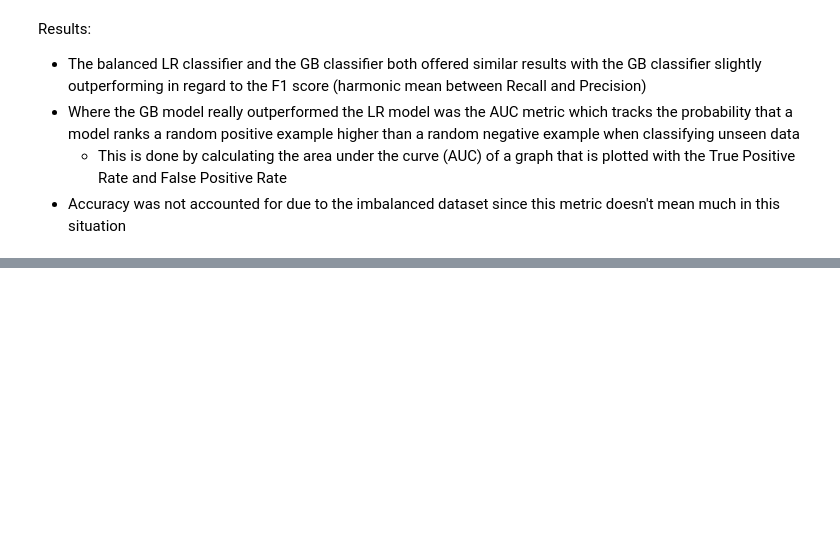
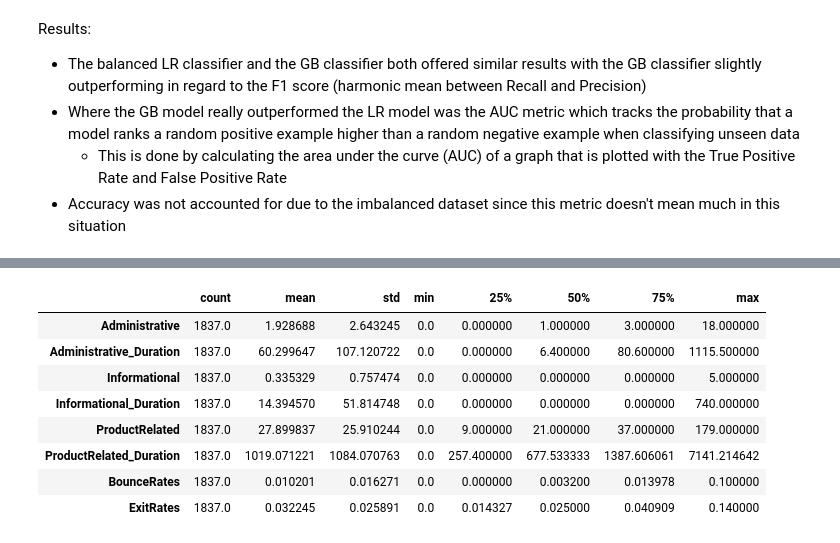
Before and after one commit to mcastelli5/FourthBrainMC, a Jupyter notebook: assignments/midterm/midterm.ipynb, the cells around one changed output, grey strips where cells are left out. Saved outputs shown, nothing was run; the diff lists cells and outputs as text; code cells hidden in the pictures; blank space fills up the shorter version.

```diff
--- a/assignments/midterm/midterm.ipynb
+++ b/assignments/midterm/midterm.ipynb
@@ -385,0 +477,12 @@ Results:
+# %%
+display(cluster1.iloc[:, :-11].describe().transpose())
+# %% [output]
+|  | count | mean | std | min | 25% | 50% | 75% | max |
+| Administrative | 1837.0 | 1.928688 | 2.643245 | 0.0 | 0.000000 | 1.000000 | 3.000000 | 18.000000 |
+| Administrative_Duration | 1837.0 | 60.299647 | 107.120722 | 0.0 | 0.000000 | 6.400000 | 80.600000 | 1115.500000 |
+| Informational | 1837.0 | 0.335329 | 0.757474 | 0.0 | 0.000000 | 0.000000 | 0.000000 | 5.000000 |
+| Informational_Duration | 1837.0 | 14.394570 | 51.814748 | 0.0 | 0.000000 | 0.000000 | 0.000000 | 740.000000 |
+| ProductRelated | 1837.0 | 27.899837 | 25.910244 | 0.0 | 9.000000 | 21.000000 | 37.000000 | 179.000000 |
+| ProductRelated_Duration | 1837.0 | 1019.071221 | 1084.070763 | 0.0 | 257.400000 | 677.533333 | 1387.606061 | 7141.214642 |
+| BounceRates | 1837.0 | 0.010201 | 0.016271 | 0.0 | 0.000000 | 0.003200 | 0.013978 | 0.100000 |
+| ExitRates | 1837.0 | 0.032245 | 0.025891 | 0.0 | 0.014327 | 0.025000 | 0.040909 | 0.140000 |
```
Also changed, not shown: parts of 17 cells of this notebook, 1 other file.
